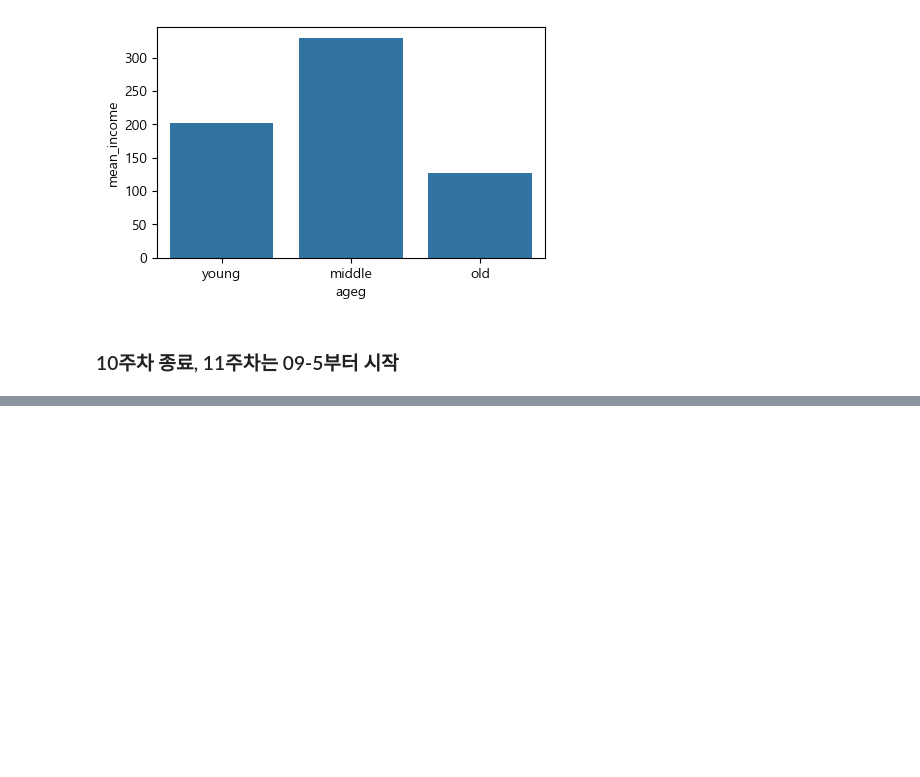
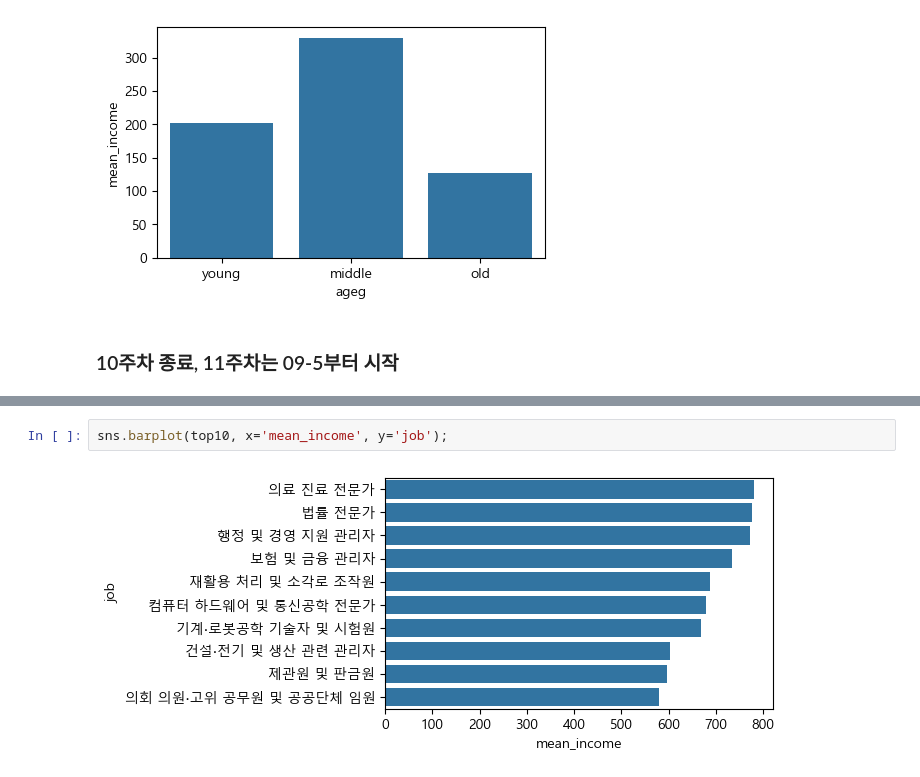
Before and after one commit to seusik1122/2025-1-myclass-BDA, a Jupyter notebook: inclass/10w-A-mon-0519-easy-ch09.ipynb, the cells around one changed output, grey strips where cells are left out. Saved outputs shown, nothing was run; the diff lists cells and outputs as text; blank space fills up the shorter version.

```diff
--- a/inclass/10w-A-mon-0519-easy-ch09.ipynb
+++ b/inclass/10w-A-mon-0519-easy-ch09.ipynb
@@ -271,0 +413,4 @@ sns.barplot(ageg_income, x='ageg', y='mean_income', order=['young', 'middle', 'o
+# %%
+sns.barplot(top10, x='mean_income', y='job');
+# %% [output]
+[figure, added]
```
Also changed, not shown: parts of 58 cells of this notebook.
